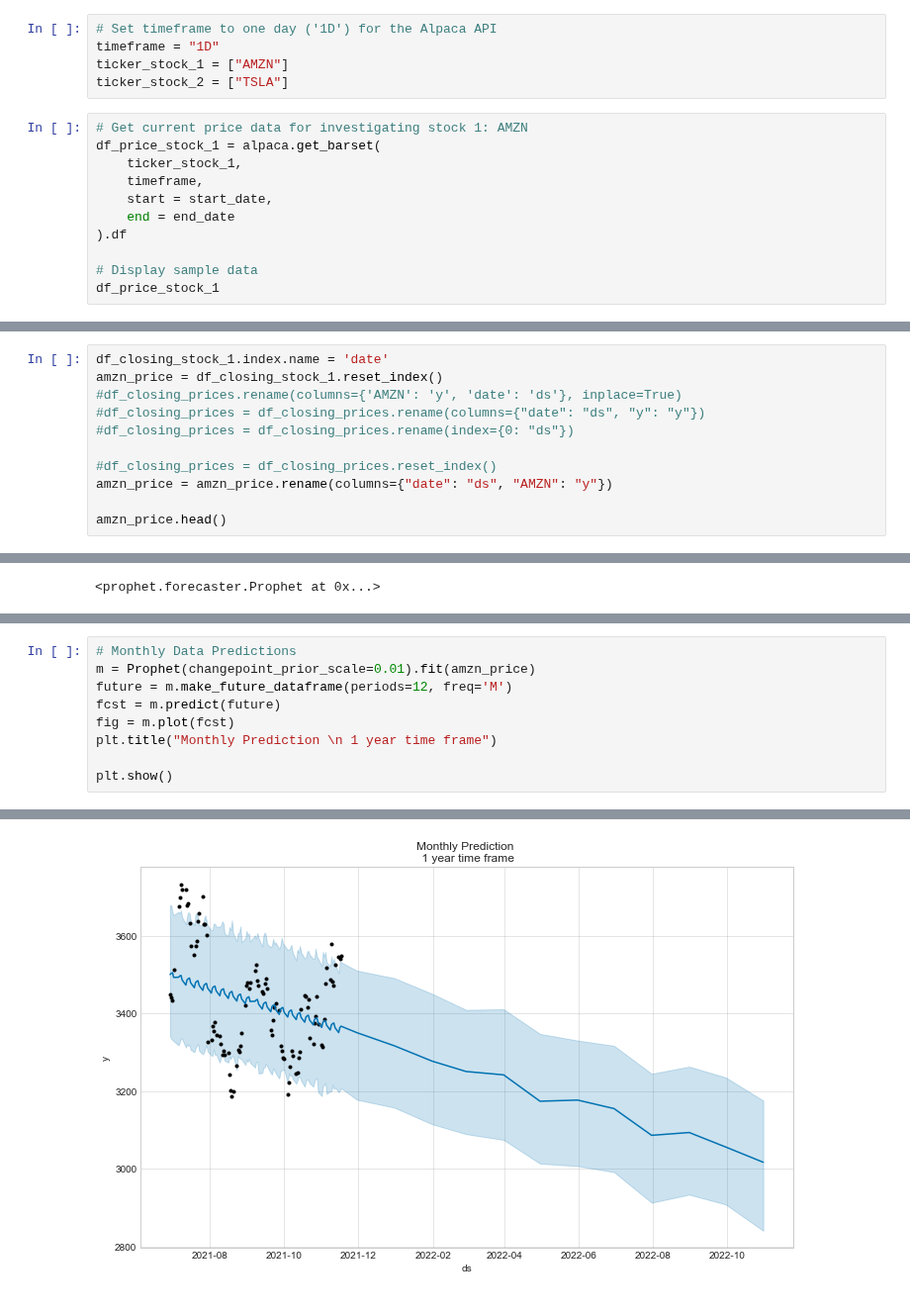
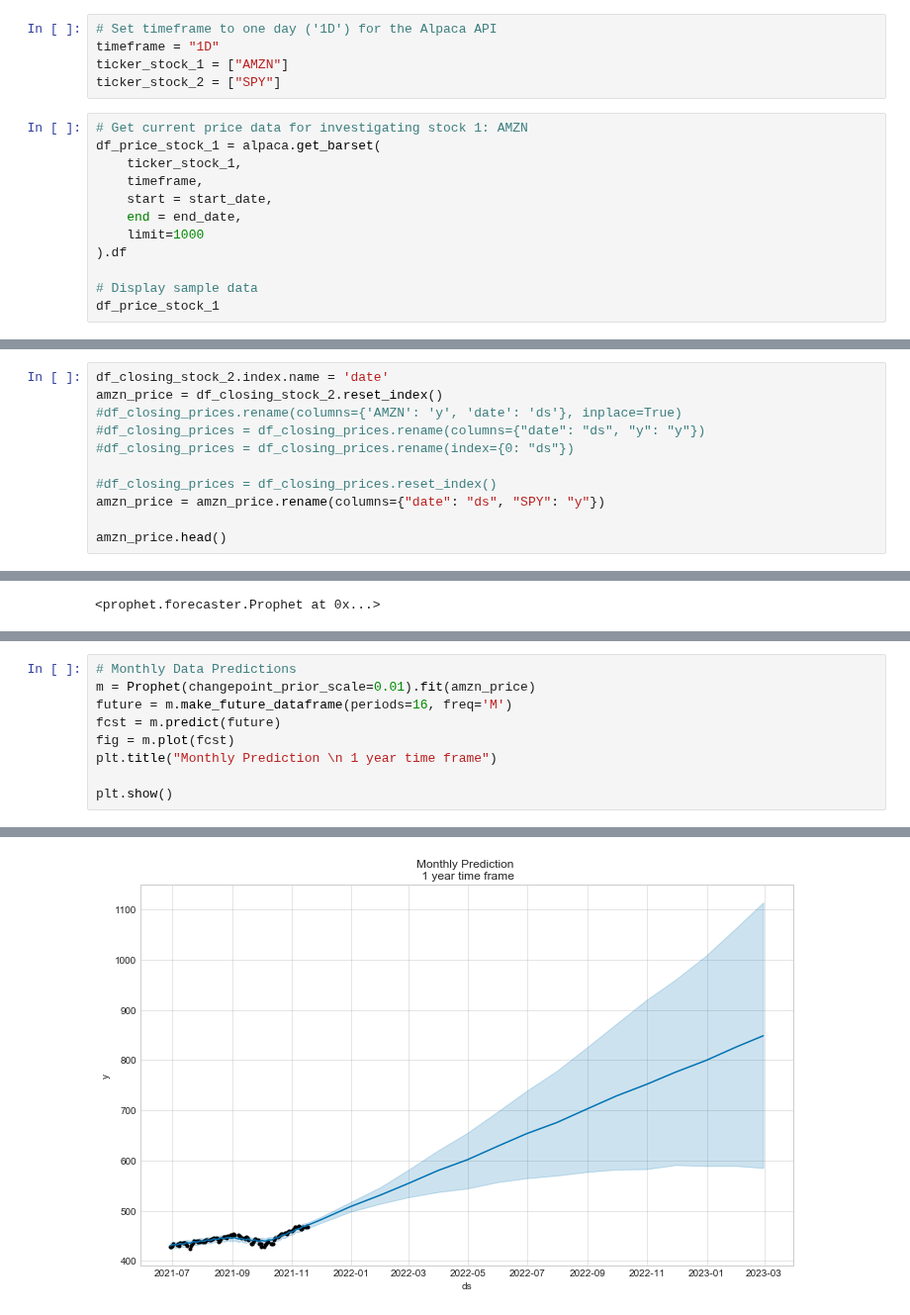
Before and after one commit to jkaryampudi/AMZNProphetForecast, a Jupyter notebook: Project1-WorkInProgress_Integrated.ipynb, the cells around one changed output, grey strips where cells are left out. Shown at 99% size. Cells and saved outputs as stored; diff of their text form.

```diff
--- a/Project1-WorkInProgress_Integrated.ipynb
+++ b/Project1-WorkInProgress_Integrated.ipynb
@@ -46,14 +56,15 @@ end_date = pd.Timestamp("2021-11-17", tz="America/New_York").isoformat()
 # Set timeframe to one day ('1D') for the Alpaca API
 timeframe = "1D"
 ticker_stock_1 = ["AMZN"]
-ticker_stock_2 = ["TSLA"]
+ticker_stock_2 = ["SPY"]
 # %%
 # Get current price data for investigating stock 1: AMZN
 df_price_stock_1 = alpaca.get_barset(
     ticker_stock_1,
     timeframe,
     start = start_date,
-    end = end_date
+    end = end_date,
+    limit=1000
 ).df
 
 # Display sample data
@@ -425,12 +485,12 @@ sharpe_ratio.plot(kind="bar", xlabel=("Stock"), ylabel=("Sharpe Value"), title="
 # %%
-df_closing_stock_1.index.name = 'date'
-amzn_price = df_closing_stock_1.reset_index()
+df_closing_stock_2.index.name = 'date'
+amzn_price = df_closing_stock_2.reset_index()
 #df_closing_prices.rename(columns={'AMZN': 'y', 'date': 'ds'}, inplace=True)
 #df_closing_prices = df_closing_prices.rename(columns={"date": "ds", "y": "y"})
 #df_closing_prices = df_closing_prices.rename(index={0: "ds"})
 
 #df_closing_prices = df_closing_prices.reset_index()
-amzn_price = amzn_price.rename(columns={"date": "ds", "AMZN": "y"})
+amzn_price = amzn_price.rename(columns={"date": "ds", "SPY": "y"})
 
 amzn_price.head()
 # %% [output]
@@ -506,7 +584,7 @@ plt.show()
 # %%
 # Monthly Data Predictions
 m = Prophet(changepoint_prior_scale=0.01).fit(amzn_price)
-future = m.make_future_dataframe(periods=12, freq='M')
+future = m.make_future_dataframe(periods=16, freq='M')
 fcst = m.predict(future)
 fig = m.plot(fcst)
 plt.title("Monthly Prediction \n 1 year time frame")
@@ -518,4 +601,4 @@ INFO:prophet:Disabling daily seasonality. Run prophet with daily_seasonality=Tru
-[figure, old version]
+[figure, new version]
 # %%
 fig = m.plot_components(fcst)
 plt.show()
```
Also changed, not shown: parts of 49 cells of this notebook, 2 other files.
